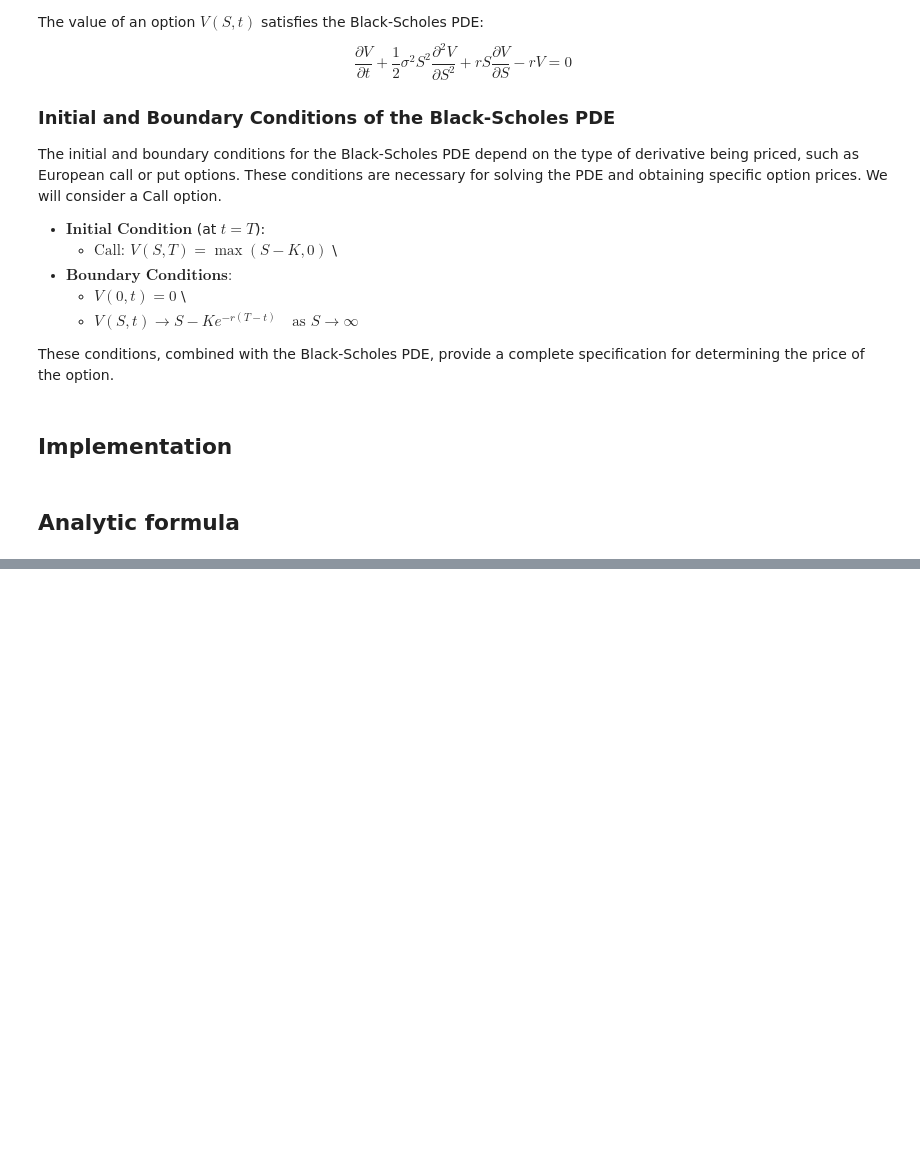
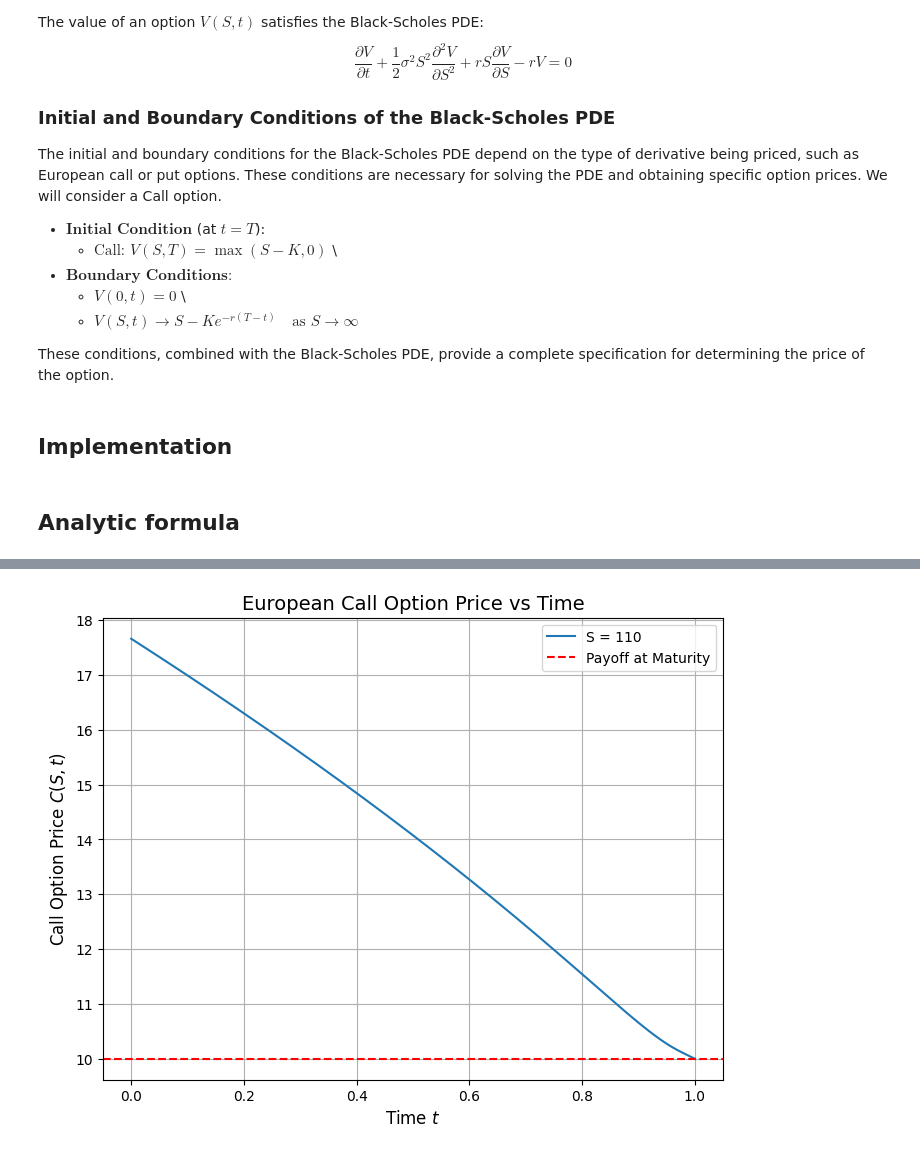
Before and after one commit to aderdouri/PINNs, a Jupyter notebook: Tutorials/Inverse_Black_Scholes.ipynb, the cells around one changed output, grey strips where cells are left out. Drawn from its saved outputs; the diff is of its cells as text; code cells hidden in the pictures; blank space fills up the shorter version.

```diff
--- a/Tutorials/Inverse_Black_Scholes.ipynb
+++ b/Tutorials/Inverse_Black_Scholes.ipynb
@@ -29,6 +26,8 @@ import matplotlib.pyplot as plt
 # %% [markdown]
 ## Analytic formula
 # %%
+import torch
+
 def black_scholes(S, t, T=1.0, K=120, r=0.05, sigma=0.20, option_type="call"):
     """
     Compute the Black-Scholes option price.
@@ -46,7 +45,7 @@ def black_scholes(S, t, T=1.0, K=120, r=0.05, sigma=0.20, option_type="call"):
         torch.Tensor: Option price.
     """
     # Ensure inputs are PyTorch tensors and have the correct dtype
-    S = torch.tensor(S, dtype=torch.float32) # Convert S0 to a PyTorch tensor
+    S = S.type(torch.float32) # Changed to type casting
 
     # Time to maturity
     tau = T - t
@@ -416,0 +395,26 @@ Successfully installed deepxde-1.13.0 pyaml-25.1.0 scikit-optimize-0.10.2
+# %%
+# Fixed parameters
+S = 110  # Current stock price
+K = 100  # Strike price
+T = 1    # Time to maturity (in years)
+r = 0.05  # Risk-free rate
+sigma = 0.2  # Volatility
+
+# Time grid
+t = np.linspace(0, T, 500)  # Time to maturity
+
+# Compute call option prices
+call_prices = black_scholes_call(S, K, T, t, r, sigma)
+
+# Plot the results
+plt.figure(figsize=(8, 6))
+plt.plot(t, call_prices, label=f"S = {S}")
+plt.axhline(max(S - K, 0), color='r', linestyle='--', label="Payoff at Maturity")
+plt.title("European Call Option Price vs Time", fontsize=14)
+plt.xlabel("Time $t$", fontsize=12)
+plt.ylabel("Call Option Price $C(S,t)$", fontsize=12)
+plt.legend(fontsize=10)
+plt.grid(True)
+plt.show()
+# %% [output]
+[figure, added]
```
Also changed, not shown: parts of 16 cells of this notebook.
